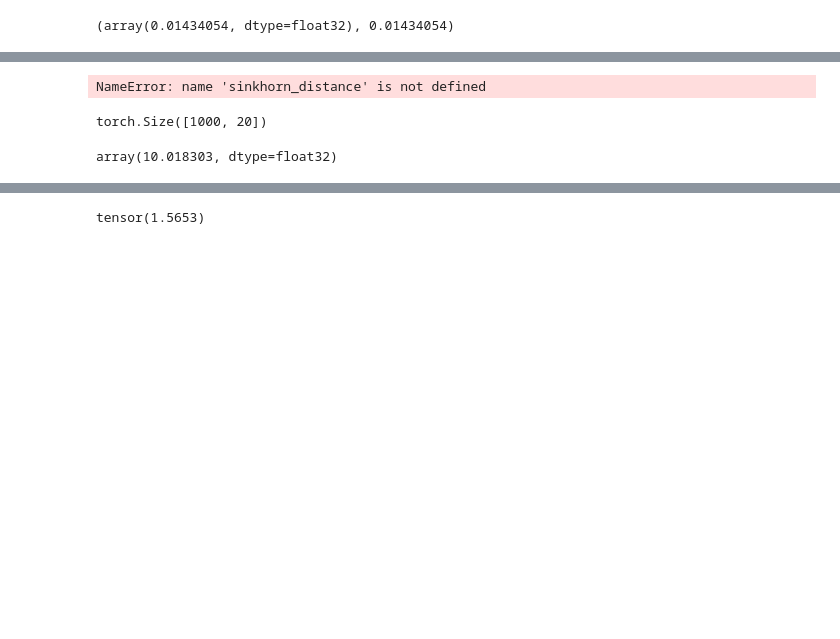
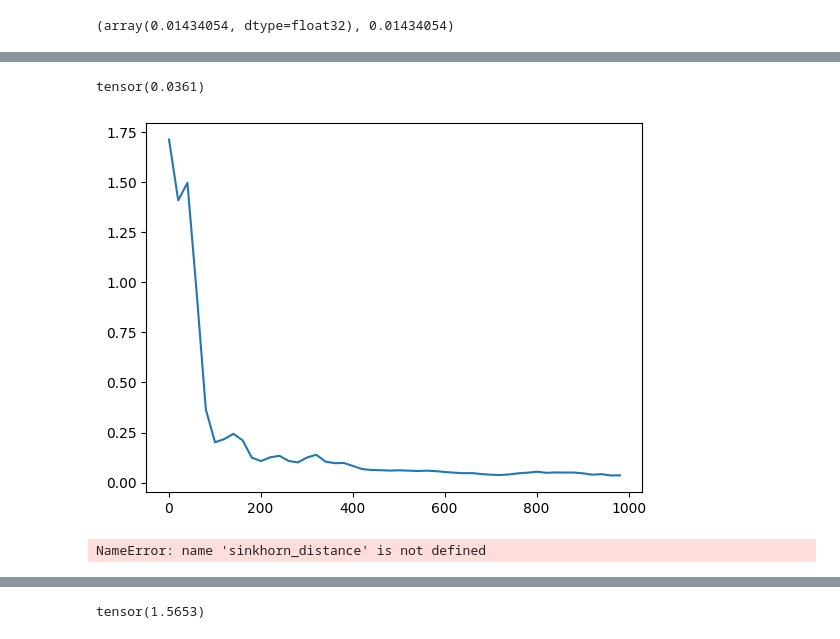
Before and after one commit to Kohmann/master-GAN, a Jupyter notebook: TimeGAN/model_evaluation.ipynb, the cells around one changed output, grey strips where cells are left out. Saved outputs shown, nothing was run; the diff lists cells and outputs as text; code cells hidden in the pictures; blank space fills up the shorter version.

```diff
--- a/TimeGAN/model_evaluation.ipynb
+++ b/TimeGAN/model_evaluation.ipynb
@@ -147,0 +176,5 @@ ValueError: Input samples 'x' and 'y' should be encoded as (N,D) or (B,N,D) (bat
+# %%
+wass_batch_size = torch.zeros(N, dtype=torch.float32)
+for i in range(1,N, 20):
+    wass_batch_size[i] = sinkhorn_distance(testset1[:i,:,0], testset2[:i,:,0])
+    print(i)
@@ -147,0 +199,6 @@ ValueError: Input samples 'x' and 'y' should be encoded as (N,D) or (B,N,D) (bat
+# %%
+plt.plot(range(1,N, 20), wass_batch_size[wass_batch_size != 0])
+wass_batch_size[wass_batch_size != 0][-1]
+# %% [output]
+tensor(0.0361)
+[figure, added]
@@ -162,30 +222,3 @@ plt.plot(range(2,101), n_dist)
 plt.yscale("log")
 # %% [output]
 NameError: name 'sinkhorn_distance' is not defined
-# %%
-# what if reshape the arrays of being of [B,1,N]
-
-seq_len = 100
-max_samples = 1000
-N = 20
-batch = 1000
-x, y = list(), list()
-for i in range(batch):
-    t = torch.linspace(0, 2 * np.pi, N, dtype=torch.float32)
-    x_i = t.sin() +  0.05 * torch.randn(N)
-    y_i = t.cos() +  0.05 * torch.randn(N)
-    x.append(x_i)
-    y.append(y_i)
-x = torch.stack(x)#.permute(1,0)
-y = torch.stack(y)#.permute(1,0)
-x.size()
-# %% [output]
-torch.Size([1000, 20])
-# %%
-t = torch.linspace(0, 2 * np.pi, N, dtype=torch.float32)
-#plt.scatter(t,x[0, :], alpha=0.2)
-#plt.scatter(t,y[0], alpha=0.2)
-wass = sinkhorn_distance(x, y).numpy()
-wass
-# %% [output]
-array(10.018303, dtype=float32)
```
Also changed, not shown: parts of 21 cells of this notebook, 1 other file.
